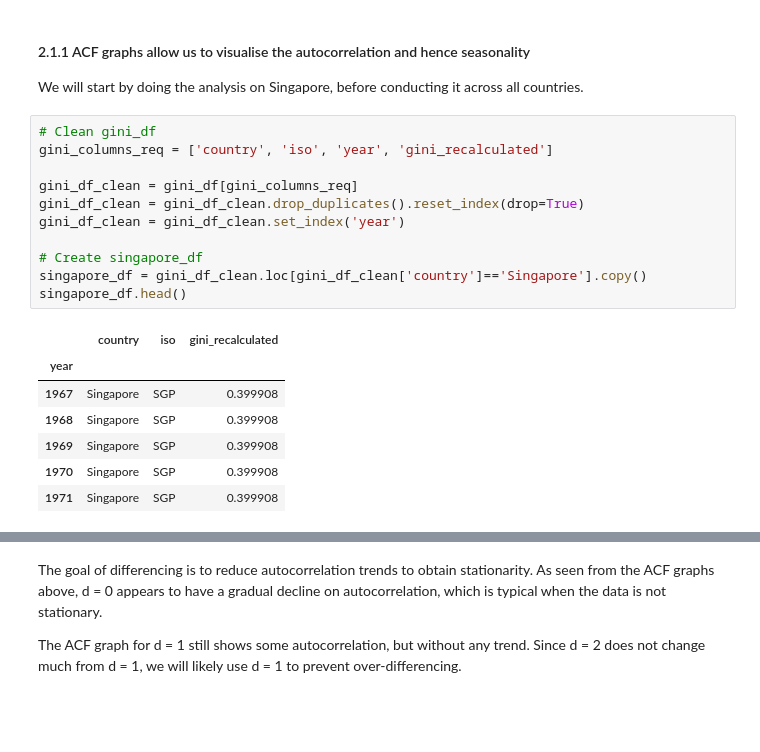
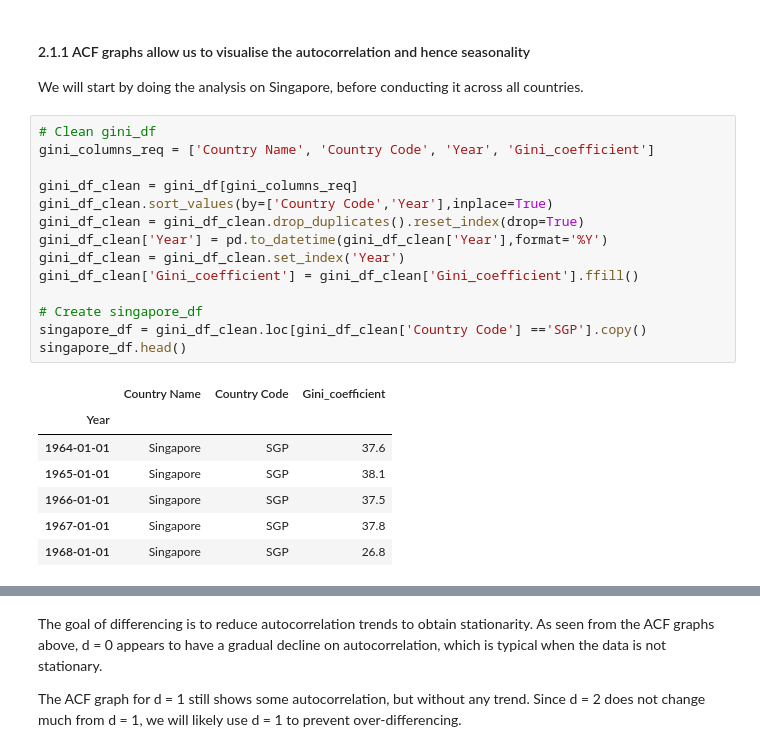
Before and after one commit to yonglau1999/HE4045-Group-Project, a Jupyter notebook: Project.ipynb, the cells around one changed output, grey strips where cells are left out. Drawn from its saved outputs; the diff is of its cells as text; blank space fills up the shorter version.

```diff
--- a/Project.ipynb
+++ b/Project.ipynb
@@ -323,23 +122,26 @@ We use both Autocorrelation Function (ACF) graphs and Augmented Dicky-Fuller tes
 We will start by doing the analysis on Singapore, before conducting it across all countries.
 # %%
 # Clean gini_df
-gini_columns_req = ['country', 'iso', 'year', 'gini_recalculated']
+gini_columns_req = ['Country Name', 'Country Code', 'Year', 'Gini_coefficient']
 
 gini_df_clean = gini_df[gini_columns_req]
+gini_df_clean.sort_values(by=['Country Code','Year'],inplace=True)
 gini_df_clean = gini_df_clean.drop_duplicates().reset_index(drop=True)
-gini_df_clean = gini_df_clean.set_index('year')
+gini_df_clean['Year'] = pd.to_datetime(gini_df_clean['Year'],format='%Y')
+gini_df_clean = gini_df_clean.set_index('Year')
+gini_df_clean['Gini_coefficient'] = gini_df_clean['Gini_coefficient'].ffill()
 
 # Create singapore_df
-singapore_df = gini_df_clean.loc[gini_df_clean['country']=='Singapore'].copy()
+singapore_df = gini_df_clean.loc[gini_df_clean['Country Code'] =='SGP'].copy()
 singapore_df.head()
 # %% [output]
-|  | country | iso | gini_recalculated |
-| year |  |  |  |
-| 1967 | Singapore | SGP | 0.399908 |
-| 1968 | Singapore | SGP | 0.399908 |
-| 1969 | Singapore | SGP | 0.399908 |
-| 1970 | Singapore | SGP | 0.399908 |
-| 1971 | Singapore | SGP | 0.399908 |
+|  | Country Name | Country Code | Gini_coefficient |
+| Year |  |  |  |
+| 1964-01-01 | Singapore | SGP | 37.6 |
+| 1965-01-01 | Singapore | SGP | 38.1 |
+| 1966-01-01 | Singapore | SGP | 37.5 |
+| 1967-01-01 | Singapore | SGP | 37.8 |
+| 1968-01-01 | Singapore | SGP | 26.8 |
 # %%
 #Plotting ACF graphs
 
```
Also changed, not shown: parts of 27 cells of this notebook, 4 other files.
